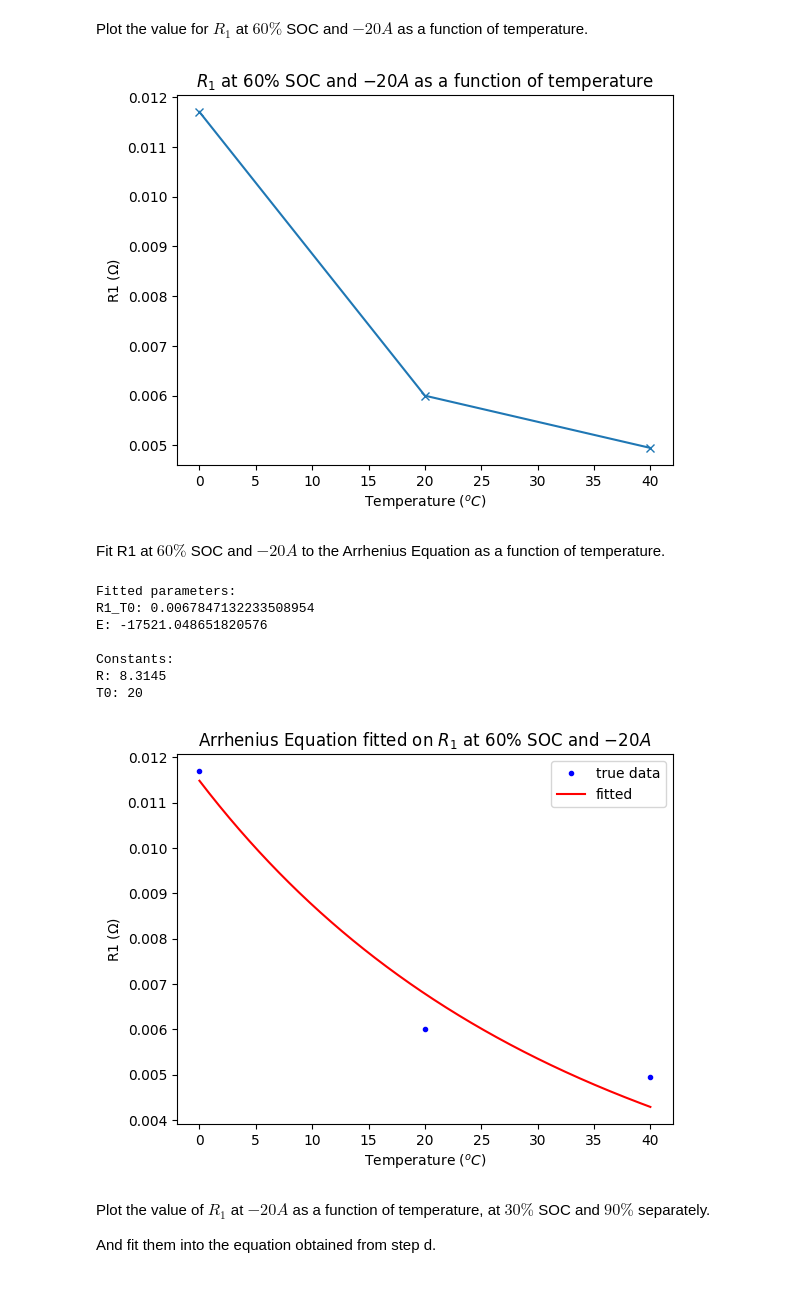
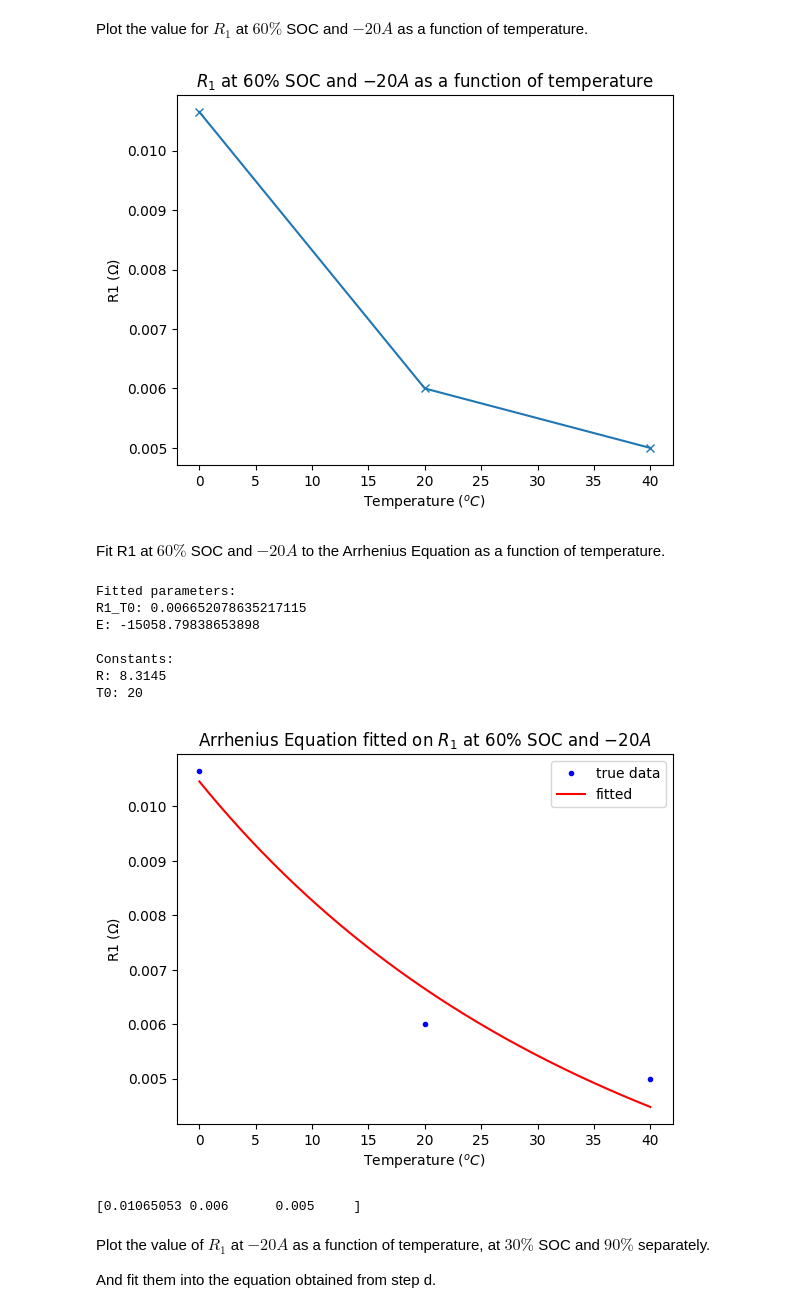
Before and after one commit to sunfanyi/modelling-of-lithium-ion-batteries, a Jupyter notebook: part_3.9.ipynb, the cells around one changed output. Drawn from its saved outputs; the diff is of its cells as text; code cells hidden in the pictures.

```diff
--- a/part_3.9.ipynb
+++ b/part_3.9.ipynb
@@ -205,15 +205,15 @@ Plot the value for $R_1$ at $60\%$ SOC and $-20A$ as a function of temperature.
 # %%
 idx_20 = np.where(np.abs(I_peaks[0, 0]-(20)) < 0.01)[0][0]
 T_fit = [0, 20, 40]
-R1_true = R1_tab[:, 4, idx_20]
+R1_true = R1_tab[:, 3, idx_20]
 
 plt.plot(T_fit, R1_true, '-x')
 plt.xlabel('Temperature ($^oC$)')
 plt.ylabel('R1 ($\Omega$)')
 plt.title('$R_1$ at $60\%$ SOC and $-20A$ as a function of temperature')
 plt.show()
 # %% [output]
-[figure, old version]
+[figure, new version]
 # %% [markdown]
 Fit R1 at $60\%$ SOC and $-20A$ to the Arrhenius Equation as a function of temperature.
 # %%
@@ -246,13 +246,14 @@ plt.title('Arrhenius Equation fitted on $R_1$ at $60\%$ SOC and $-20A$')
 plt.show()
 # %% [output]
 Fitted parameters:
-R1_T0: 0.0067847132233508954
-E: -17521.048651820576
+R1_T0: 0.006652078635217115
+E: -15058.79838653898
 
 Constants:
 R: 8.3145
 T0: 20
-[figure, old version]
+[figure, new version]
+[0.01065053 0.006      0.005     ]
 # %% [markdown]
 Plot the value of $R_1$ at $-20A$ as a function of temperature, at $30\%$ SOC and $90\%$ separately.
 
```
Also changed, not shown: parts of 1 cell of this notebook.
